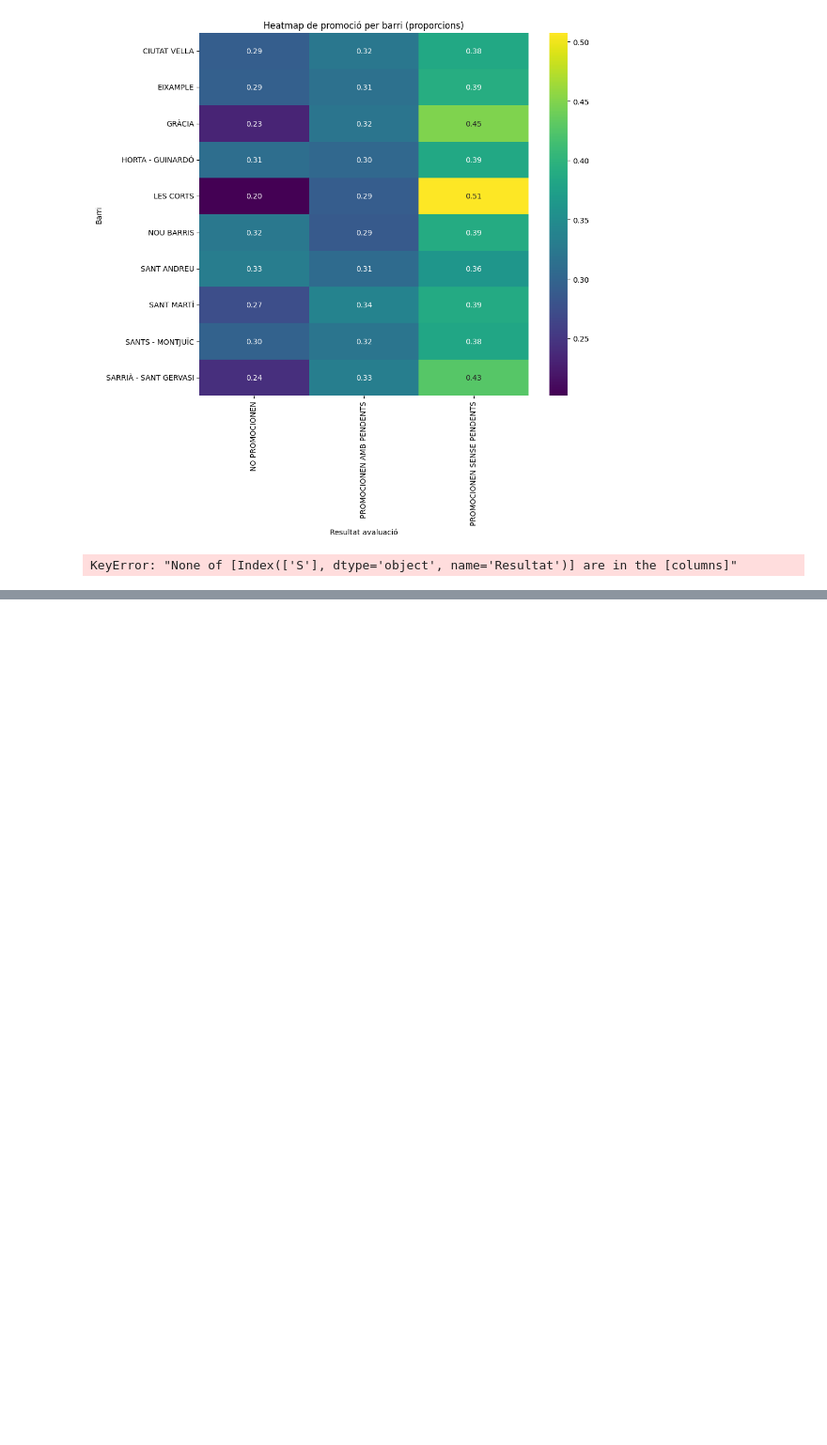
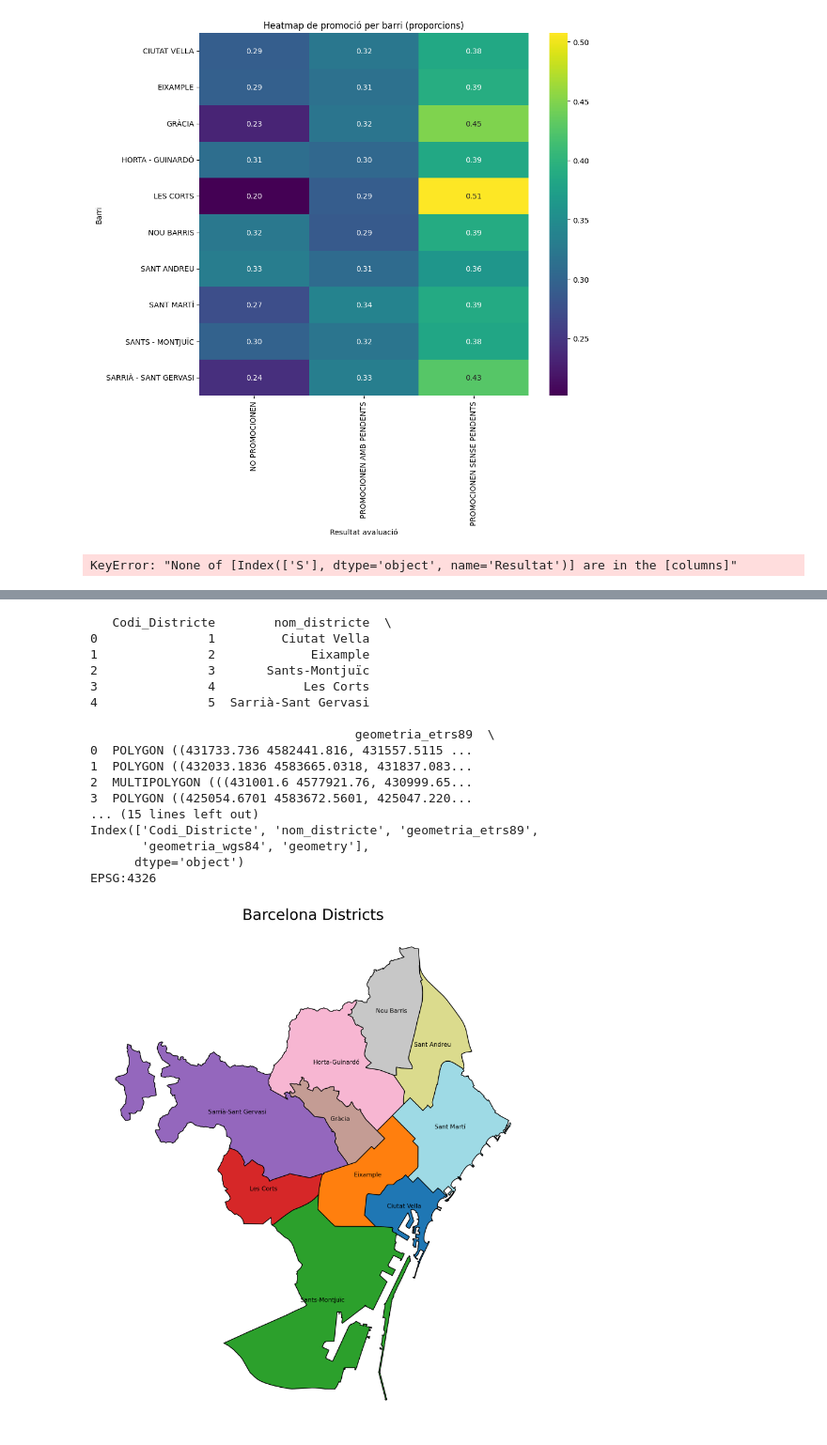
Before and after one commit to annaszymanskicortes/truco-o-dato, a Jupyter notebook: notebook_anna.ipynb, the cells around one changed output, grey strips where cells are left out. Shown at 94% size. Cells and saved outputs as stored; diff of their text form; code cells hidden in the pictures; blank space fills up the shorter version.

```diff
--- a/notebook_anna.ipynb
+++ b/notebook_anna.ipynb
@@ -127,0 +57,56 @@ DataSourceError: BarcelonaCiutat_Districtes.json: No such file or directory
+# %%
+import pandas as pd
+import geopandas as gpd
+from shapely import wkt
+import matplotlib.pyplot as plt
+
+df = pd.read_json("/Users/34633/avdata/truco-o-dato/data/BarcelonaCiutat_Districtes.json")
+
+df['geometry'] = df['geometria_etrs89'].apply(wkt.loads)
+
+districts = gpd.GeoDataFrame(df, geometry='geometry')
+districts.set_crs(epsg=25831, inplace=True) #assings a coordinate reference system. 25831 is the one commonly used for bcn
+districts = districts.to_crs(epsg=4326)
+"""
+set_crs() Label your coordinates with the correct system
+to_crs() Convert your coordinates into a new system
+"""
+print(districts.head())
+print(districts.columns)
+print(districts.crs)
+
+fig, ax = plt.subplots(figsize=(12,12), dpi=300)
+districts.plot(ax=ax, edgecolor='black', cmap='tab20')
+for idx, row in districts.iterrows():
+    plt.annotate(
+        text=row['nom_districte'],  # replace with your column
+        xy=(row.geometry.centroid.x, row.geometry.centroid.y),
+        horizontalalignment='center',
+        fontsize=8,
+        color='black'
+    )
+plt.title("Barcelona Districts", fontsize=20)
+plt.axis('off')
+plt.show()
+
+districts.to_file("barcelona_districts_clean.geojson", driver="GeoJSON")
+districts.to_file("data/barcelona_districts_clean.geojson", driver="GeoJSON")
+# %% [output]
+   Codi_Districte        nom_districte  \
+0               1         Ciutat Vella
+1               2             Eixample
+2               3       Sants-Montjuïc
+3               4            Les Corts
+4               5  Sarrià-Sant Gervasi
+
+                                    geometria_etrs89  \
+0  POLYGON ((431733.736 4582441.816, 431557.5115 ...
+1  POLYGON ((432033.1836 4583665.0318, 431837.083...
+2  MULTIPOLYGON (((431001.6 4577921.76, 430999.65...
+3  POLYGON ((425054.6701 4583672.5601, 425047.220...
+... (15 lines left out)
+Index(['Codi_Districte', 'nom_districte', 'geometria_etrs89',
+       'geometria_wgs84', 'geometry'],
+      dtype='object')
+EPSG:4326
+[figure, added]
```
Also changed, not shown: parts of 3 cells of this notebook, 2 other files.
